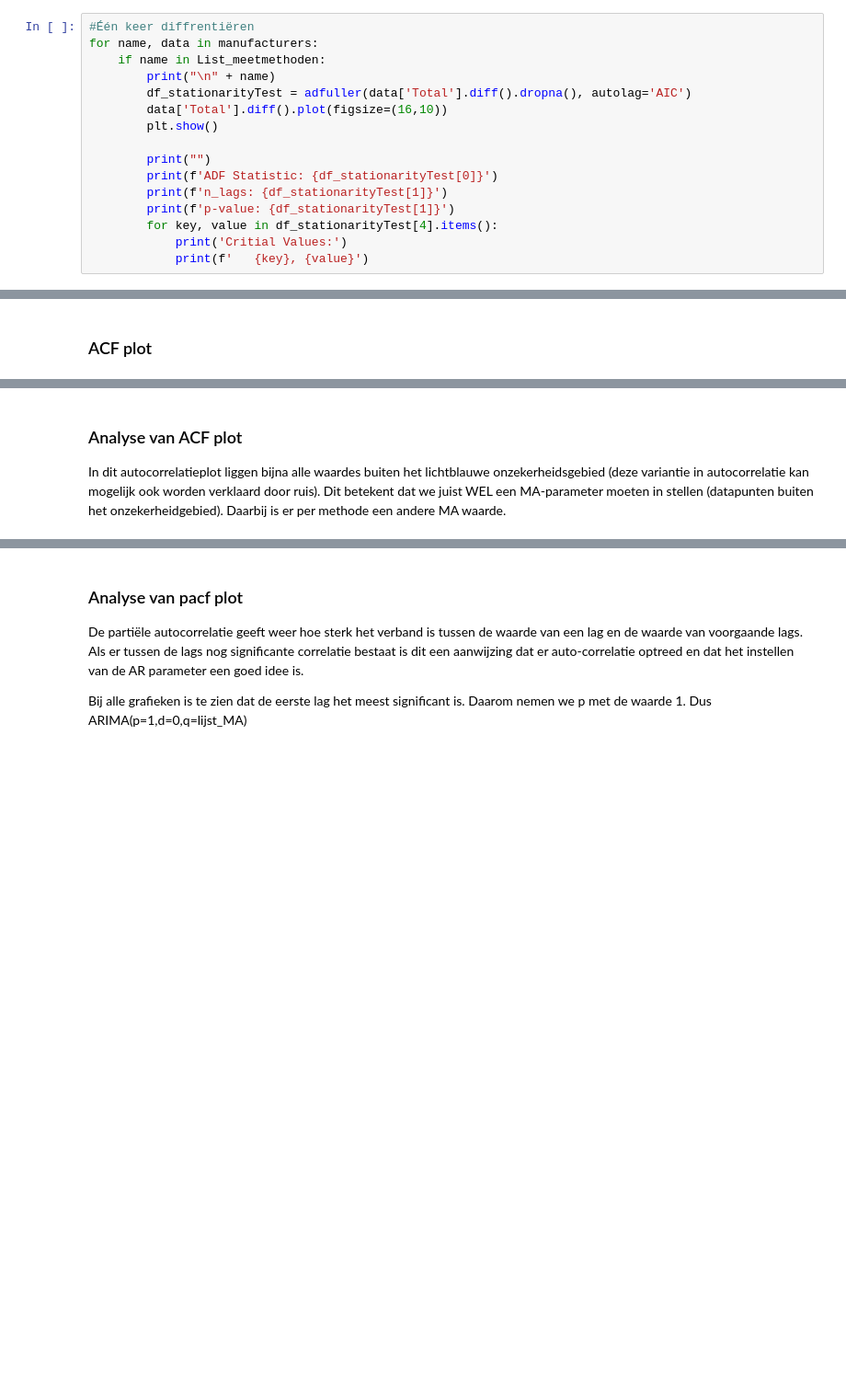
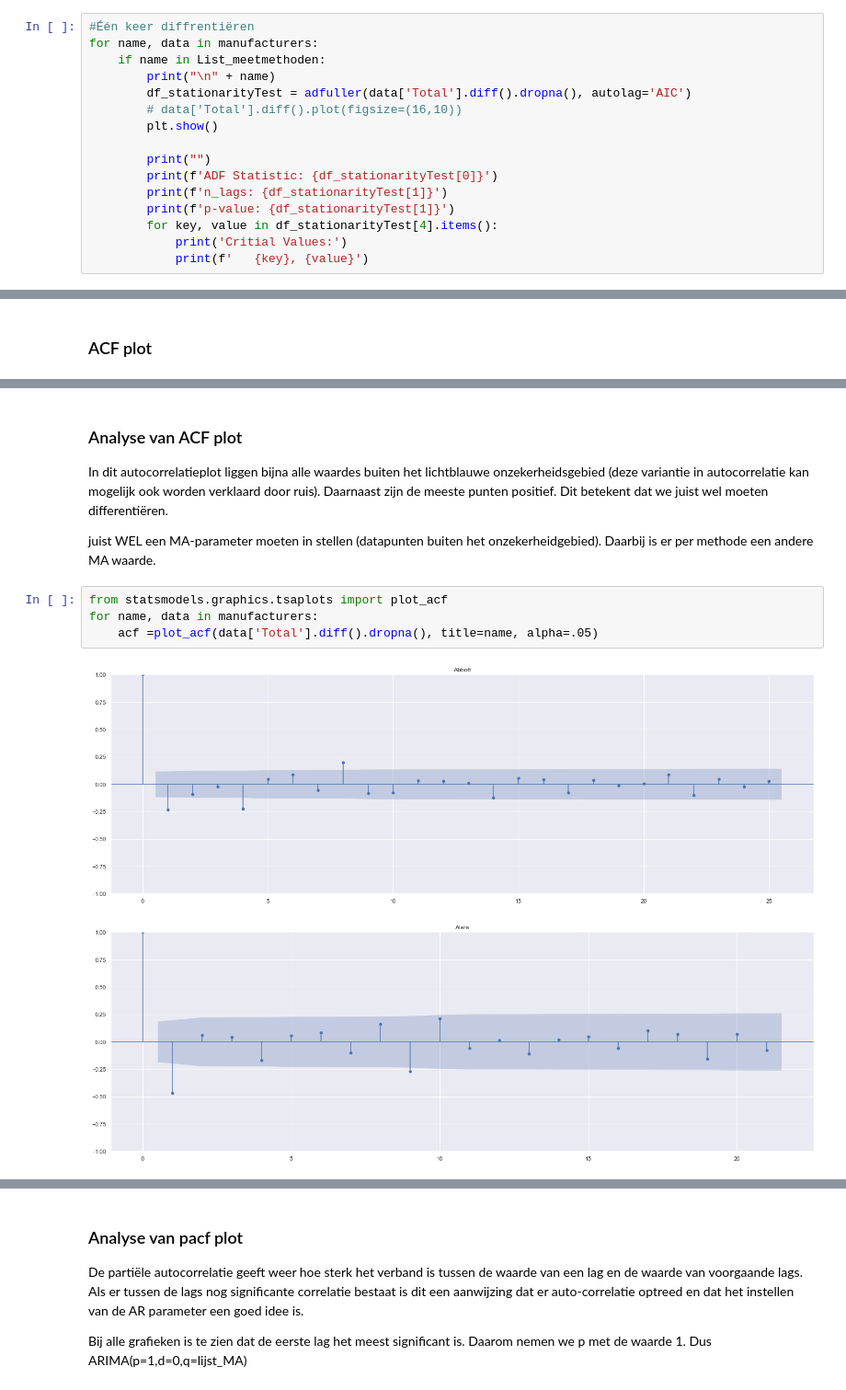
Before and after one commit to DSa-HbA1c/Predictions, a Jupyter notebook: Prediction_Arima_model.ipynb, the cells around one changed output, grey strips where cells are left out. Shown at 92% size. Cells and saved outputs as stored; diff of their text form; blank space fills up the shorter version.

```diff
--- a/Prediction_Arima_model.ipynb
+++ b/Prediction_Arima_model.ipynb
@@ -136,7 +248,7 @@ for name, data in manufacturers:
     if name in List_meetmethoden:
         print("\n" + name)
         df_stationarityTest = adfuller(data['Total'].diff().dropna(), autolag='AIC')
-        data['Total'].diff().plot(figsize=(16,10))
+        # data['Total'].diff().plot(figsize=(16,10))
         plt.show()
 
         print("")
@@ -179,3 +338,13 @@ for name, data in manufacturers:
 # %% [markdown]
 ### Analyse van ACF plot
-In dit autocorrelatieplot liggen bijna alle waardes buiten het lichtblauwe onzekerheidsgebied (deze variantie in autocorrelatie kan mogelijk ook worden verklaard door ruis). Dit betekent dat we juist WEL een MA-parameter moeten in stellen (datapunten buiten het onzekerheidgebied). Daarbij is er per methode een andere MA waarde.
+In dit autocorrelatieplot liggen bijna alle waardes buiten het lichtblauwe onzekerheidsgebied (deze variantie in autocorrelatie kan mogelijk ook worden verklaard door ruis). Daarnaast zijn de meeste punten positief. Dit betekent dat we juist wel moeten differentiëren.
+
+
+juist WEL een MA-parameter moeten in stellen (datapunten buiten het onzekerheidgebied). Daarbij is er per methode een andere MA waarde.
+# %%
+from statsmodels.graphics.tsaplots import plot_acf
+for name, data in manufacturers:
+    acf =plot_acf(data['Total'].diff().dropna(), title=name, alpha=.05)
+# %% [output]
+[figure, added]
+[figure, added]
```
Also changed, not shown: parts of 19 cells of this notebook.
